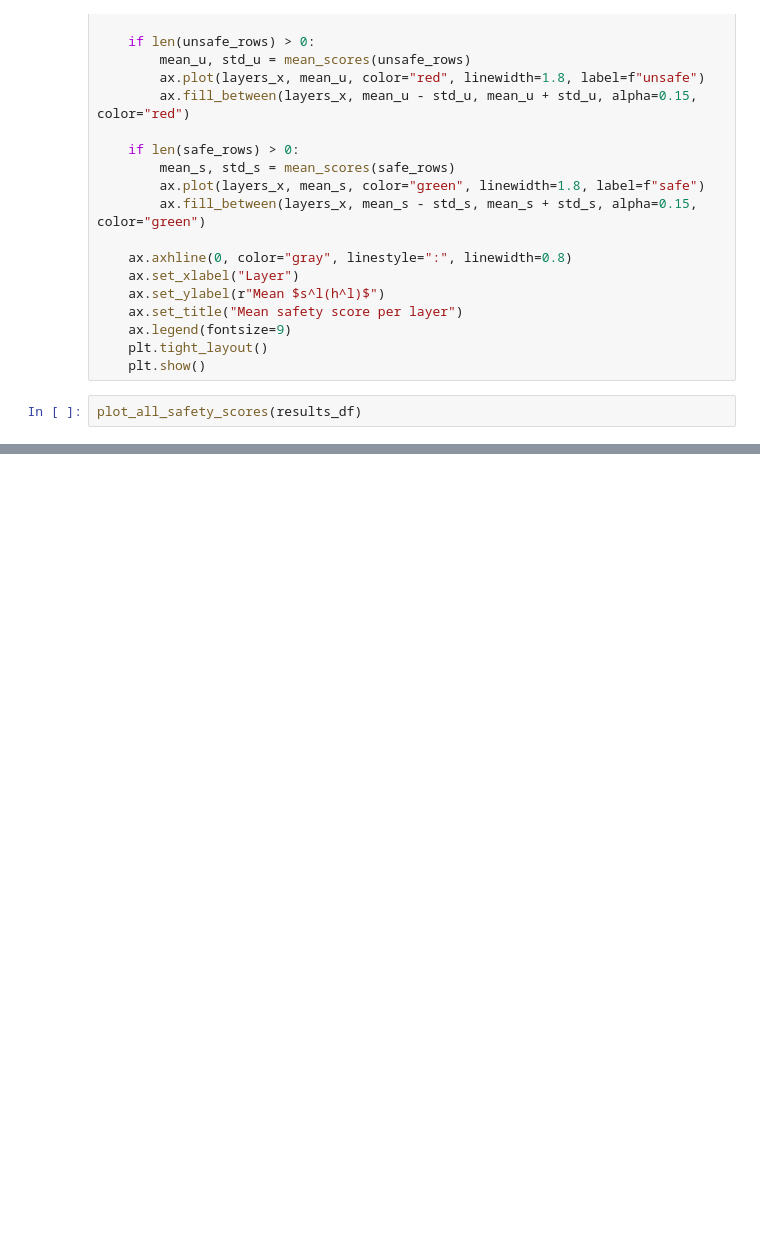
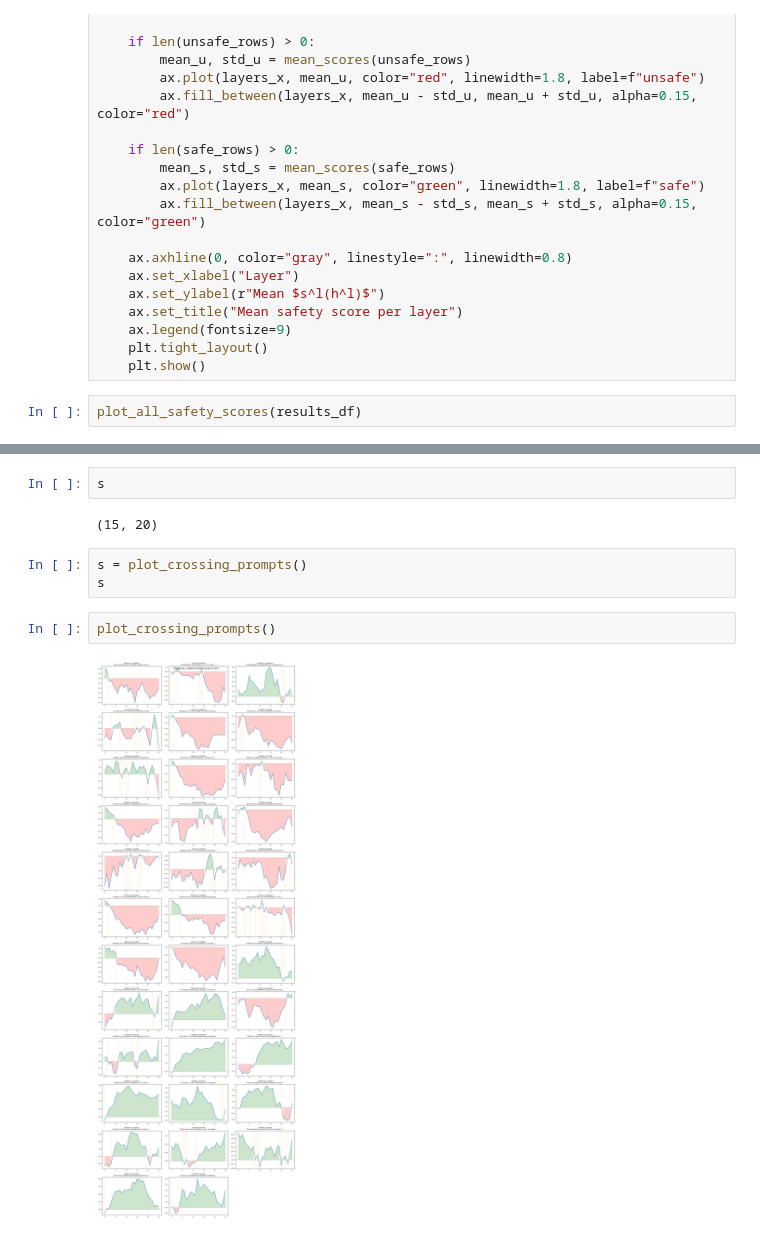
Before and after one commit to katykool/low-resource_safety, a Jupyter notebook: safety/centrods&visualization.ipynb, the cells around one changed output, grey strips where cells are left out. Cells and saved outputs as stored; diff of their text form; blank space fills up the shorter version.

```diff
--- a/safety/centrods&visualization.ipynb
+++ b/safety/centrods&visualization.ipynb
@@ -485,0 +739,11 @@ plot_mean_safety_by_label(results_df)
+# %%
+s
+# %% [output]
+(15, 20)
+# %%
+s = plot_crossing_prompts()
+s
+# %%
+plot_crossing_prompts()
+# %% [output]
+[figure, added]
```
Also changed, not shown: parts of 30 cells of this notebook.
